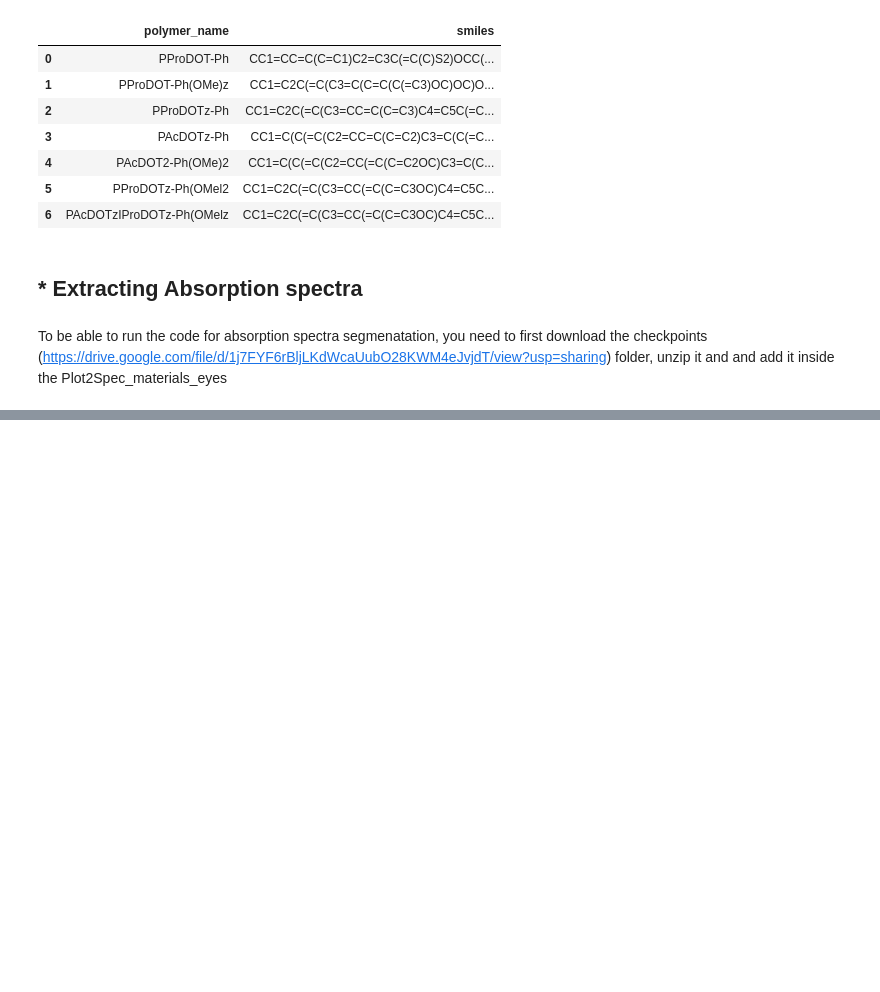
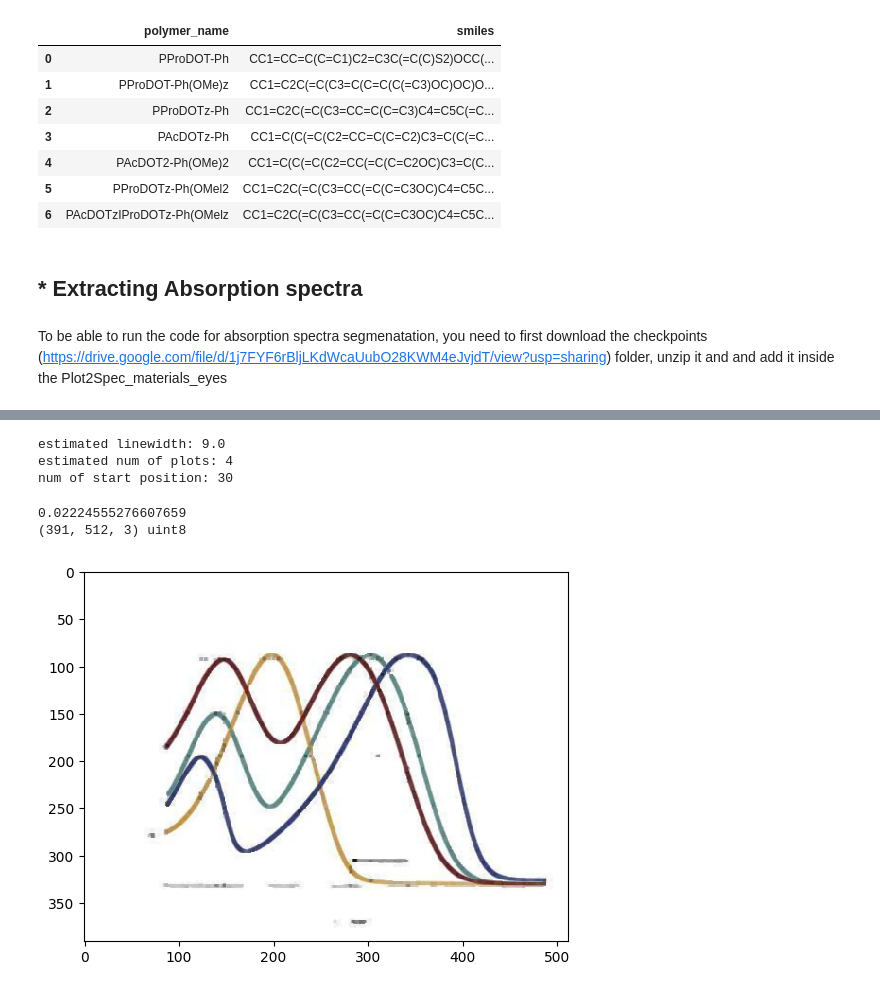
Before and after one commit to Mu-Mu-github/EPoly_LitMining_ColorPred, a Jupyter notebook: demo1.ipynb, the cells around one changed output, grey strips where cells are left out. Cells and saved outputs as stored; diff of their text form; code cells hidden in the pictures; blank space fills up the shorter version.

```diff
--- a/demo1.ipynb
+++ b/demo1.ipynb
@@ -242,0 +242,13 @@ loading pretrained model from Plot2Spec_materials_eyes/checkpoints/axis_alignmen
+# %%
+from scipy.cluster import vq
+plot_digitizer = abs_segmentation.PlotDigitizer()
+plot_digitizer.load_seg("spatialembedding", abs_segmentation.background_opt)
+img_id =0
+plot_digitizer.predict_from_ins_seg(img_id, denoise=False)
+#plot_digitizer.img_name
+res_map = plot_digitizer.result_dict['visual']
+img_rgb, seg_map, ins_map = res_map['img_rgb'], res_map['seg_map'], res_map['ins_map']
+masked_img = seg_map[..., None] * img_rgb
+
+
+centroid, labels = vq.kmeans2(masked_img.reshape((-1, 3)), 5, 50)
@@ -242,0 +291,6 @@ loading pretrained model from Plot2Spec_materials_eyes/checkpoints/axis_alignmen
+# %%
+result = Run(plot_digitizer, 0)
+# %% [output]
+estimated linewidth: 9.0
+estimated num of plots: 4
+num of start position: 30
@@ -242,0 +306,12 @@ loading pretrained model from Plot2Spec_materials_eyes/checkpoints/axis_alignmen
+# %%
+masked_img[np.where((masked_img==[0,0,0]).all(axis=2))] = [1,1,1]
+im=Image.fromarray((255*masked_img).astype(np.uint8))
+im.save('spec.jpeg')
+new = abs_segmentation.dilate_image('spec.jpeg')
+
+plt.imshow(new, interpolation='none')#, extent=[320,1000,400,0])#
+plt.savefig('dilated_im.png')
+# %% [output]
+0.02224555276607659
+(391, 512, 3) uint8
+[figure, added]
```
Also changed, not shown: parts of 8 cells of this notebook.
